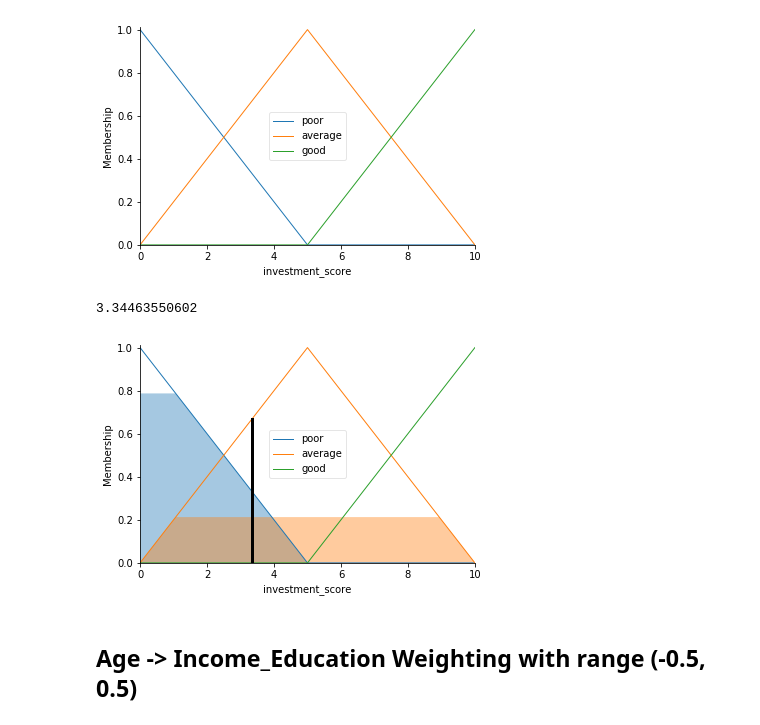
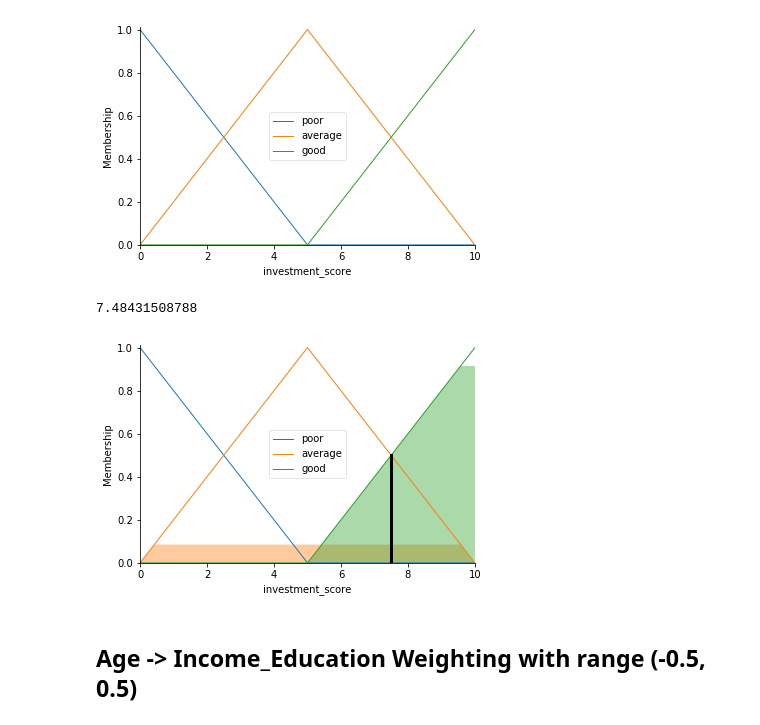
Before and after one commit to ace-racer/KE5108_Hybrid_Intelligent_Systems, a Jupyter notebook: KE5108-CA1-Part2/fuzzy_visualizations.ipynb, the cells around one changed output. Cells and saved outputs as stored; diff of their text form; code cells hidden in the pictures.

```diff
--- a/KE5108-CA1-Part2/fuzzy_visualizations.ipynb
+++ b/KE5108-CA1-Part2/fuzzy_visualizations.ipynb
@@ -66,15 +66,15 @@ rule5 = ctrl.Rule(age['old'], investment_score['poor'])
 # %%
 investment_score_ctrl = ctrl.ControlSystem([rule1, rule2, rule3, rule4, rule5])
 investment_score_t = ctrl.ControlSystemSimulation(investment_score_ctrl)
-investment_score_t.input['age'] = 5
+investment_score_t.input['age'] = 45
 
 # Crunch the numbers
 investment_score_t.compute()
 print (investment_score_t.output['investment_score'])
 investment_score.view(sim=investment_score_t)
 # %% [output]
-3.34463550602
+7.48431508788
-[figure, old version]
+[figure, new version]
 # %% [markdown]
 ## Age -> Income_Education Weighting with range (-0.5, 0.5)
 # %% [markdown]
```
Also changed, not shown: parts of 3 cells of this notebook, 1 other file.
